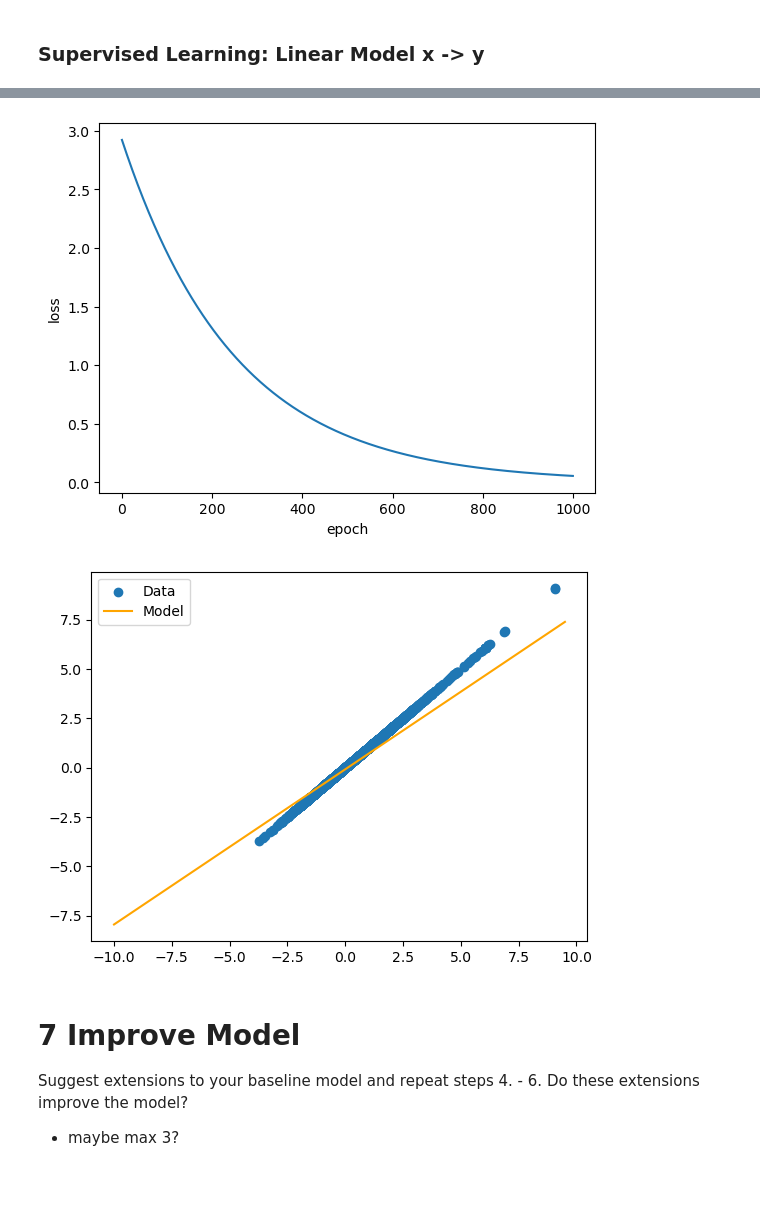
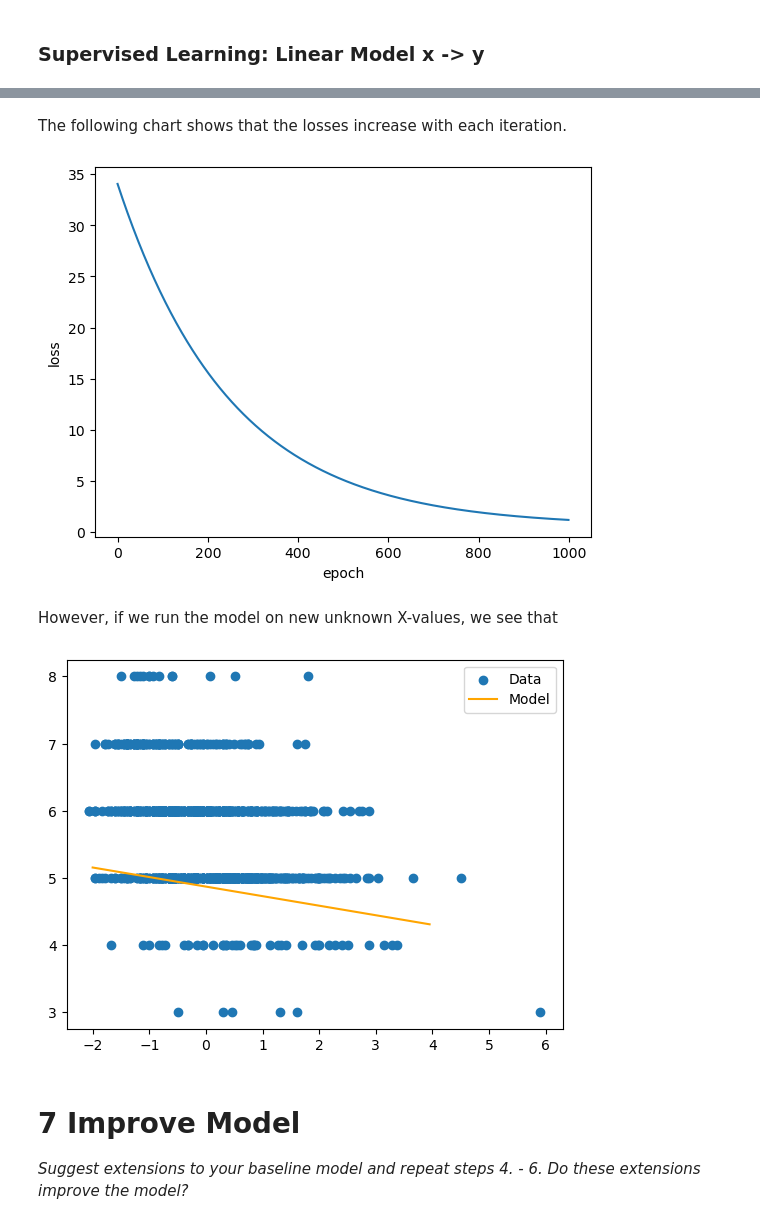
Before and after one commit to McRicecorn/NeuronaleNetze_WineQuality, a Jupyter notebook: Project1_Wine.ipynb, the cells around one changed output, grey strips where cells are left out. Cells and saved outputs as stored; diff of their text form; code cells hidden in the pictures; blank space fills up the shorter version.

```diff
--- a/Project1_Wine.ipynb
+++ b/Project1_Wine.ipynb
@@ -521,15 +521,16 @@ model = nn.Sequential(nn.Linear(1, 1)) # n_in = 1, n_out = 1
 loss_func = nn.MSELoss()
 optimizer = torch.optim.SGD(model.parameters())
 # %%
-#ab hier noch nicht wirklich verstanden, was passiert
+#defining the column/feature name for the input data
+feat_name = "volatile acidity"
+feat_index = features.index(feat_name)
 
-#TRAIN
-x_tr = torch.as_tensor(X_train, dtype=torch.float32).view(-1, 1)
-y_tr = torch.as_tensor(X_train, dtype=torch.float32).view(-1, 1)
 
-#TEST
-x_te = torch.as_tensor(X_test, dtype=torch.float32).view(-1, 1)
-y_te = torch.as_tensor(X_test, dtype=torch.float32).view(-1, 1)
+x_tr = torch.as_tensor(X_train[:, feat_index], dtype=torch.float32).view(-1, 1)
+x_te = torch.as_tensor(X_test[:,  feat_index], dtype=torch.float32).view(-1, 1)
+
+y_tr = torch.as_tensor(y_train, dtype=torch.float32).view(-1, 1)
+y_te = torch.as_tensor(y_test, dtype=torch.float32).view(-1, 1)
 
 print(f"shape(x_tr): {x_tr.shape}")
 print(f"shape(y_tr): {y_tr.shape}")
@@ -575,3 +580,5 @@ Test loss: 0.052925728261470795
+# %% [markdown]
+The following chart shows that the losses increase with each iteration.
 # %%
 plt.figure()
 plt.plot(losses)
@@ -579,25 +586,28 @@ plt.ylabel('loss')
 plt.xlabel('epoch')
 plt.show()
 # %% [output]
-[figure, old version]
+[figure, new version]
+# %% [markdown]
+However, if we run the model on new unknown X-values, we see that
 # %%
-# pick a range of new x-values (meaningful?)
-x_new = np.arange(-10,10,0.5)
-# convert to tensor
+#range frim min to max item in dataset
+x_min = x_tr.min().item()
+x_max = x_tr.max().item()
+x_new_t = torch.linspace(x_min, x_max, 200).view(-1, 1)
+#convert to tensor
 x_new_t = torch.as_tensor(x_new, dtype=torch.float32).view(-1, 1)
-# run predictions
+#run predictions
 yp  = model(x_new_t)
 
 # convert from tensor to numpy and reshape
 y_pred = yp.detach().numpy().flatten()
 
 plt.scatter(x_tr, y_tr, label="Data")
 plt.plot(x_new,y_pred, c="orange", label="Model")
 plt.legend()
 plt.show()
 # %% [output]
-[figure, old version]
+[figure, new version]
 # %% [markdown]
 # 7 Improve Model
-Suggest extensions to your baseline model and repeat steps 4. - 6. Do these extensions improve the model?
-- maybe max 3?
+_Suggest extensions to your baseline model and repeat steps 4. - 6. Do these extensions improve the model?_
```
Also changed, not shown: parts of 18 cells of this notebook.
